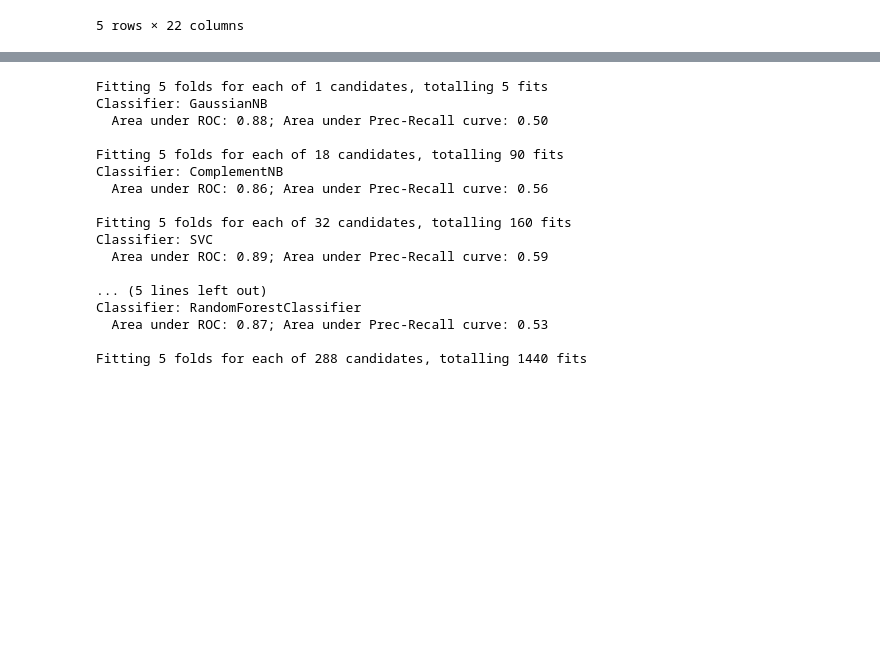
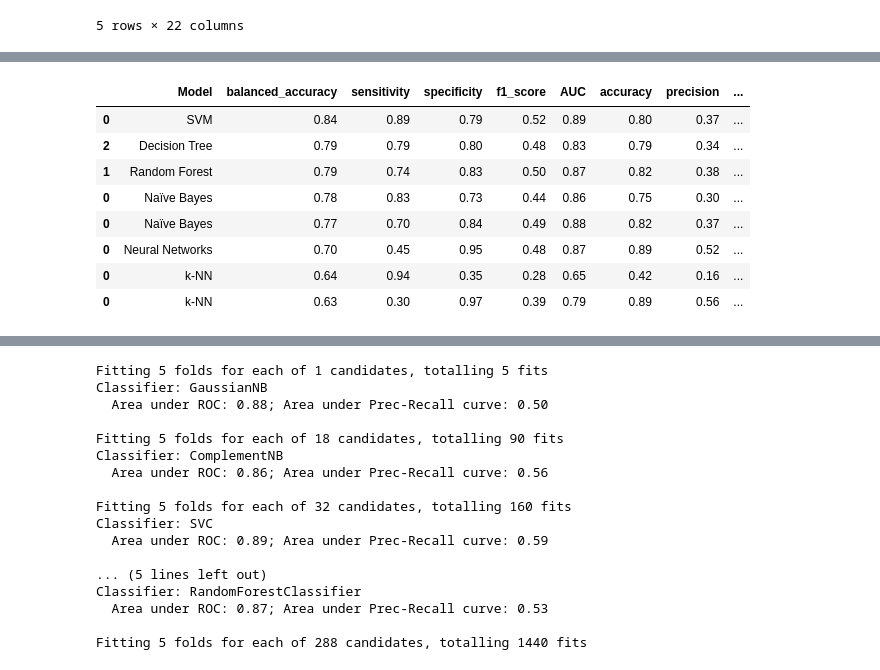
Before and after one commit to fabianopapaiz/als_prognosis_using_ensemble_imbalance, a Jupyter notebook: 05_Train_Validate_Models/05.10.1 - Single-Model Scenario - Train Models using Grid Search.ipynb, the cells around one changed output, grey strips where cells are left out. Saved outputs shown, nothing was run; the diff lists cells and outputs as text; code cells hidden in the pictures; blank space fills up the shorter version.

Commit message:
executing models singleModel

```diff
--- a/05_Train_Validate_Models/05.10.1 - Single-Model Scenario - Train Models using Grid Search.ipynb
+++ b/05_Train_Validate_Models/05.10.1 - Single-Model Scenario - Train Models using Grid Search.ipynb
@@ -64,0 +74,80 @@ display(X_valid.head())
+# %%
+df_performances = None
+# %%
+%%time
+
+csv_performances_saved = os.path.abspath('exec_results/_best_results_Single_Model.csv')
+
+
+i = 1
+
+
+# verify if already exists an CSV with the results
+overwrite_results_saved_previously = True
+
+if os.path.exists(csv_performances_saved) and overwrite_results_saved_previously==False:
+    print('Reading results saved previously...')
+    df_performances = utils.read_csv(csv_file=csv_performances_saved)
+else:
+    df_performances = None
+
+
+testing = True
+# testing = False
+
+grid_configs = [
+    utils_exec_models_new.create_models_SVM_grid(testing=testing),
+    utils_exec_models_new.create_models_DT_grid(testing=testing),
+    utils_exec_models_new.create_models_RF_grid(testing=testing),
+    utils_exec_models_new.create_models_NN_grid(qty_features=X_train.shape[1], testing=testing),
+    utils_exec_models_new.create_models_GaussianNB_grid(testing=testing),
+    utils_exec_models_new.create_models_ComplementNB_grid(testing=testing),
+    utils_exec_models_new.create_models_kNN_grid(testing=testing),
+    utils_exec_models_new.create_models_RadiusNN_grid(testing=testing),
+]
+
+additionals_info = []
+
+for classifier, param_grid in grid_configs:
+    grid, df_performances_aux, df_performances_detailed, add_info = utils_exec_models_new.exec_grid_search(
+        classifier=classifier,
+        param_grid=param_grid,
+        X_train=X_train,
+        y_train=y_train,
+        X_valid=X_valid,
+        y_valid=y_valid.values.ravel(),
+    )
+
+    # acumulate the performances in a dataFrame
+    if df_performances is None:
+        df_performances = df_performances_aux
+    else:
+        df_performances = pd.concat([df_performances, df_performances_aux])
+
+    # store additional info (DET, Prec-Recall-curve, ROC, and predictions)
+    additionals_info.append(add_info)
+
+    classifier_name = utils_exec_models_new.get_classifier_class_name(classifier)
+
+    #save the best performance for the current classifier
+    csv_file = os.path.abspath(f'exec_results/results_{classifier_name}.csv')
+    utils.save_to_csv(df=df_performances_detailed, csv_file=csv_file)
+
+    # Store additional_info data (serialize)
+    pickle_file = os.path.abspath(f'exec_results/best_model_add_info_{classifier_name}.pickle')
+    with open(pickle_file, 'wb') as handle:
+        pickle.dump(add_info, handle) #, protocol=pickle.HIGHEST_PROTOCOL)
+
+
+print()
+print('FINISHED !!!')
+
+# sort the performances
+df_performances = utils_exec_models_new.sort_performances_results(df=df_performances,)
+
+#show all results
+display(df_performances)
+
+# save the results
+utils.save_to_csv(df=df_performances, csv_file=csv_performances_saved)
+# %% [output]
@@ -64,0 +172,9 @@ display(X_valid.head())
+|  | Model | balanced_accuracy | sensitivity | specificity | f1_score | AUC | accuracy | precision | ... |
+| 0 | SVM | 0.84 | 0.89 | 0.79 | 0.52 | 0.89 | 0.80 | 0.37 | ... |
+| 2 | Decision Tree | 0.79 | 0.79 | 0.80 | 0.48 | 0.83 | 0.79 | 0.34 | ... |
+| 1 | Random Forest | 0.79 | 0.74 | 0.83 | 0.50 | 0.87 | 0.82 | 0.38 | ... |
+| 0 | Naïve Bayes | 0.78 | 0.83 | 0.73 | 0.44 | 0.86 | 0.75 | 0.30 | ... |
+| 0 | Naïve Bayes | 0.77 | 0.70 | 0.84 | 0.49 | 0.88 | 0.82 | 0.37 | ... |
+| 0 | Neural Networks | 0.70 | 0.45 | 0.95 | 0.48 | 0.87 | 0.89 | 0.52 | ... |
+| 0 | k-NN | 0.64 | 0.94 | 0.35 | 0.28 | 0.65 | 0.42 | 0.16 | ... |
+| 0 | k-NN | 0.63 | 0.30 | 0.97 | 0.39 | 0.79 | 0.89 | 0.56 | ... |
```
Also changed, not shown: parts of 13 cells of this notebook, 19 other files.
